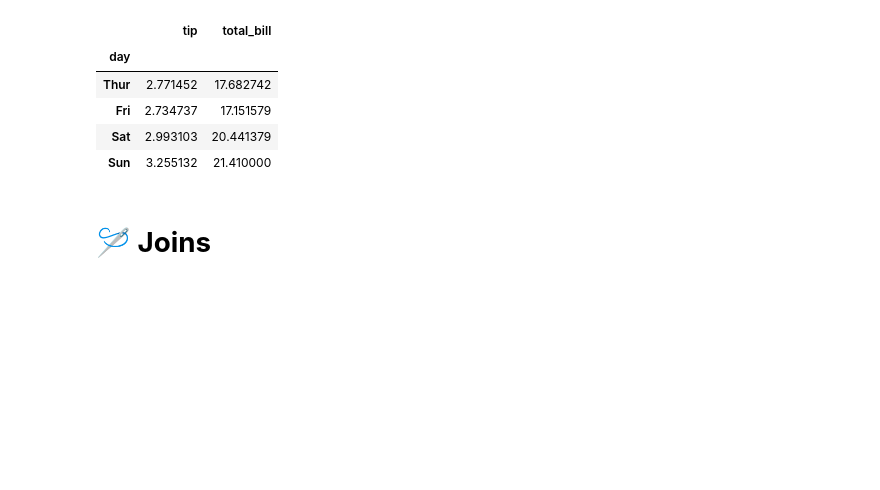
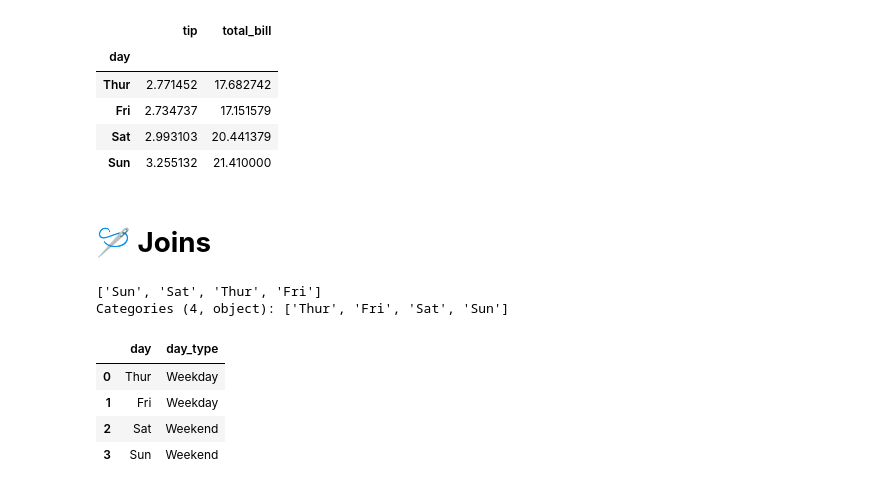
Before and after one commit to marcodelibero/2026---Python-basics, a Jupyter notebook: basic_python_course_v1.ipynb, the cells around one changed output. Drawn from its saved outputs; the diff is of its cells as text; code cells hidden in the pictures; blank space fills up the shorter version.

```diff
--- a/basic_python_course_v1.ipynb
+++ b/basic_python_course_v1.ipynb
@@ -363,3 +365,8 @@ tips_df.groupby('day').agg({'tip':'mean','total_bill':'mean'})
 | Sun | 3.255132 | 21.410000 |
 # %% [markdown]
 # **🪡 Joins**
+# %%
+tips_df['day'].unique()
+# %% [output]
+['Sun', 'Sat', 'Thur', 'Fri']
+Categories (4, object): ['Thur', 'Fri', 'Sat', 'Sun']
@@ -365,0 +375,12 @@ tips_df.groupby('day').agg({'tip':'mean','total_bill':'mean'})
+# %%
+day_info = pd.DataFrame({
+    'day': ['Thur', 'Fri', 'Sat', 'Sun'],
+    'day_type': ['Weekday', 'Weekday', 'Weekend', 'Weekend']
+})
+day_info
+# %% [output]
+|  | day | day_type |
+| 0 | Thur | Weekday |
+| 1 | Fri | Weekday |
+| 2 | Sat | Weekend |
+| 3 | Sun | Weekend |
```
Also changed, not shown: parts of 5 cells of this notebook.
